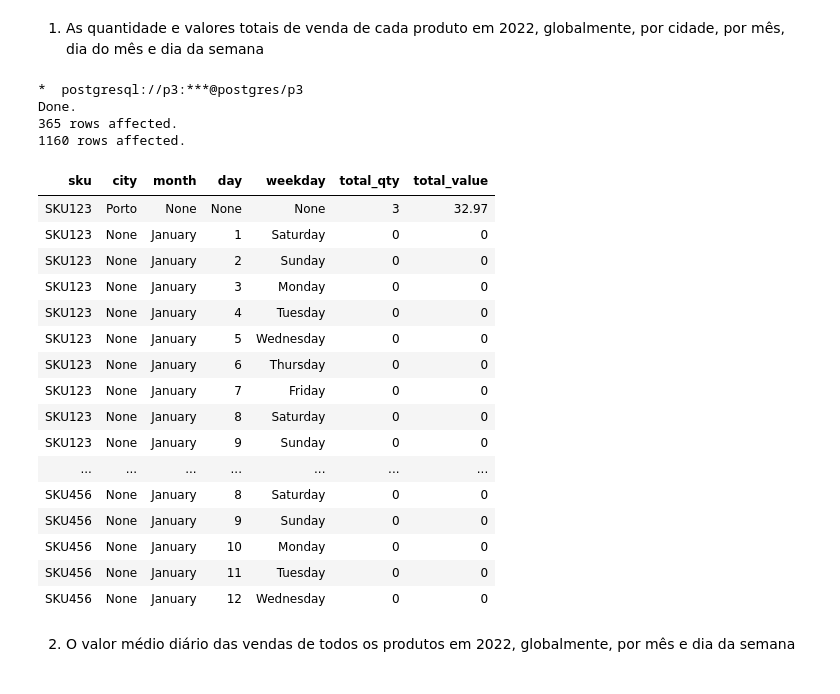
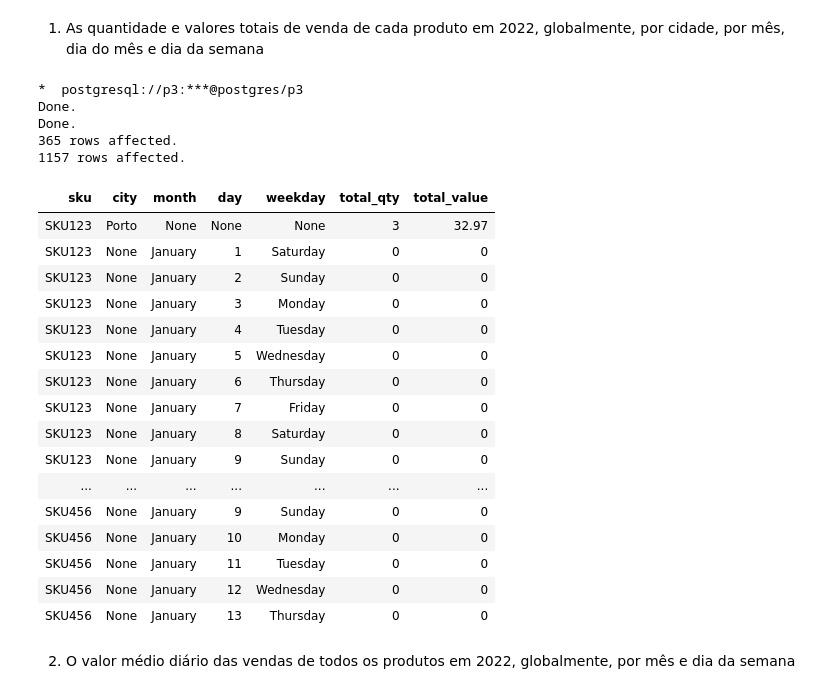
Before and after one commit to joaodrmacas/Postgres-DB, a Jupyter notebook: Entrega3.ipynb, the cells around one changed output. Saved outputs shown, nothing was run; the diff lists cells and outputs as text; code cells hidden in the pictures.

```diff
--- a/Entrega3.ipynb
+++ b/Entrega3.ipynb
@@ -615,40 +615,41 @@ FROM GENERATE_SERIES(
 SELECT p.sku, ps.city, d.month, d.day, d.weekday, SUM(COALESCE(qty,0)) as total_qty, SUM(COALESCE(total_price,0)) AS total_value
 FROM (
     SELECT DISTINCT sku
     FROM product_sales
 ) p
 CROSS JOIN data d
 LEFT JOIN product_sales ps ON d.year = ps.year
                             AND d.month = ps.month
                             AND d.day = ps.day_of_month
                             AND p.sku = ps.sku
                             AND d.weekday = ps.day_of_week
                             AND ps.year =2022
 WHERE d.year = 2022
-GROUP BY GROUPING SETS ((p.sku),(p.sku,ps.city), (p.sku,d.month), (p.sku,d.month,d.day,d.weekday), (p.sku,d.weekday))
+GROUP BY GROUPING SETS ((p.sku,ps.city), (p.sku,d.month), (p.sku,d.month,d.day,d.weekday), (p.sku,d.weekday))
 ORDER BY (p.sku,ps.city,EXTRACT(MONTH FROM TO_DATE(d.month, 'Month')),d.day,EXTRACT(DOW FROM TO_DATE(d.weekday,'Day')));
 # %% [output]
 *  postgresql://p3:***@postgres/p3
 Done.
+Done.
 365 rows affected.
-1160 rows affected.
+1157 rows affected.
 | sku | city | month | day | weekday | total_qty | total_value |
 | SKU123 | Porto | None | None | None | 3 | 32.97 |
 | SKU123 | None | January | 1 | Saturday | 0 | 0 |
 | SKU123 | None | January | 2 | Sunday | 0 | 0 |
 | SKU123 | None | January | 3 | Monday | 0 | 0 |
 | SKU123 | None | January | 4 | Tuesday | 0 | 0 |
 | SKU123 | None | January | 5 | Wednesday | 0 | 0 |
 | SKU123 | None | January | 6 | Thursday | 0 | 0 |
 | SKU123 | None | January | 7 | Friday | 0 | 0 |
 | SKU123 | None | January | 8 | Saturday | 0 | 0 |
 | SKU123 | None | January | 9 | Sunday | 0 | 0 |
 | ... | ... | ... | ... | ... | ... | ... |
-| SKU456 | None | January | 8 | Saturday | 0 | 0 |
 | SKU456 | None | January | 9 | Sunday | 0 | 0 |
 | SKU456 | None | January | 10 | Monday | 0 | 0 |
 | SKU456 | None | January | 11 | Tuesday | 0 | 0 |
 | SKU456 | None | January | 12 | Wednesday | 0 | 0 |
+| SKU456 | None | January | 13 | Thursday | 0 | 0 |
 # %% [markdown]
 2. O valor médio diário das vendas de todos os produtos em 2022, globalmente, por mês e dia da semana
 # %%
```
